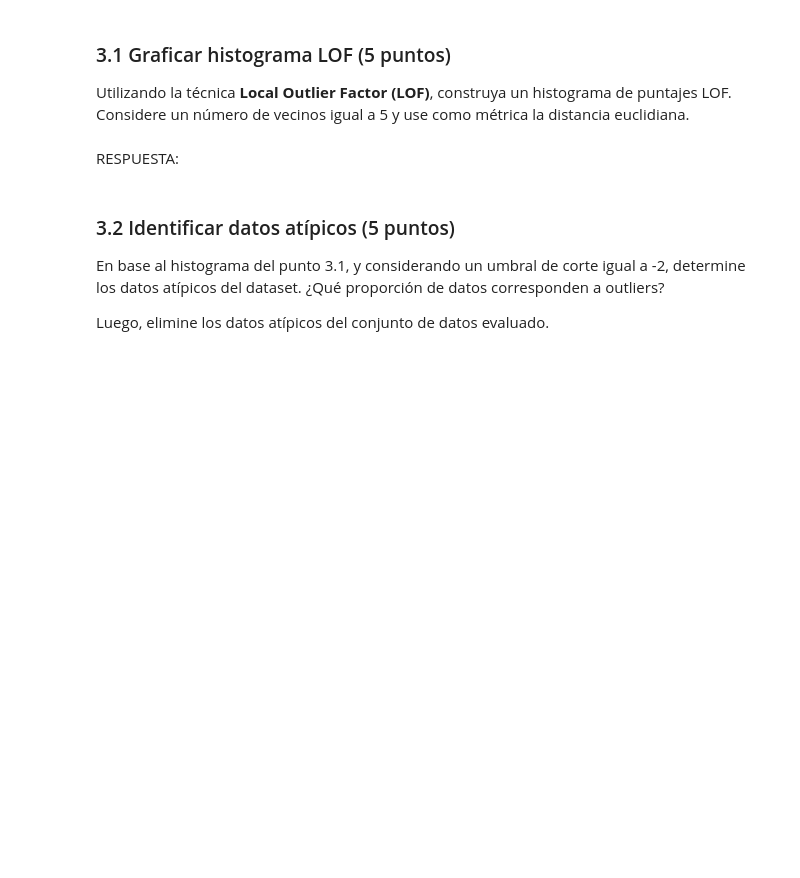
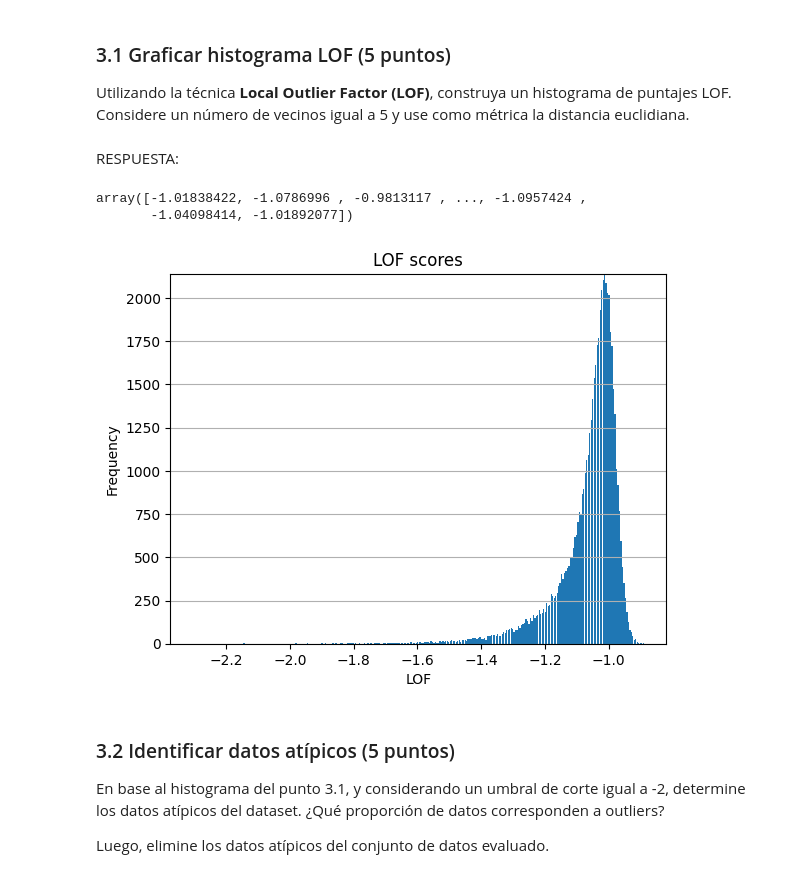
Before and after one commit to gato1108/Mineria-de-datos, a Jupyter notebook: T1/T1 mineria.ipynb, the cells around one changed output. Cells and saved outputs as stored; diff of their text form; code cells hidden in the pictures; blank space fills up the shorter version.

```diff
--- a/T1/T1 mineria.ipynb
+++ b/T1/T1 mineria.ipynb
@@ -333,3 +354,6 @@ RESPUESTA:
 Considerando el dataset normalizado del punto 1.3, aplique PCA con un número de componentes igual a 6 . Determine la proporción de varianza explicada.
 # %% [markdown]
 RESPUESTA:
+# %%
+pca_6 = PCA(n_components=6)
+data_6= pca_6.fit_transform(data_n)
@@ -343,6 +375,29 @@ RESPUESTA:
 Utilizando la técnica **Local Outlier Factor (LOF)**, construya un histograma de puntajes LOF. Considere un número de vecinos igual a 5 y use como métrica la distancia euclidiana.
 # %% [markdown]
 RESPUESTA:
+# %%
+from sklearn.neighbors import LocalOutlierFactor
+
+lof = LocalOutlierFactor(n_neighbors=5, metric='euclidean')
+lof.fit_predict(data_6)
+scores = lof.negative_outlier_factor_
+scores
+# %% [output]
+array([-1.01838422, -1.0786996 , -0.9813117 , ..., -1.0957424 ,
+       -1.04098414, -1.01892077])
+# %%
+def plot_hist(X, title):
+    x, bins, patches = plt.hist(x=X, bins='auto', rwidth=0.85)
+    plt.grid(axis='y')
+    plt.xlabel('LOF')
+    plt.ylabel('Frequency')
+    plt.title(title)
+    maxfreq = x.max()
+    plt.ylim(ymax=np.ceil(maxfreq))
+
+plot_hist(scores, 'LOF scores')
+# %% [output]
+[figure, added]
 # %% [markdown]
 ### 3.2 Identificar datos atípicos (5 puntos)
 
```
Also changed, not shown: parts of 15 cells of this notebook, 1 other file.
